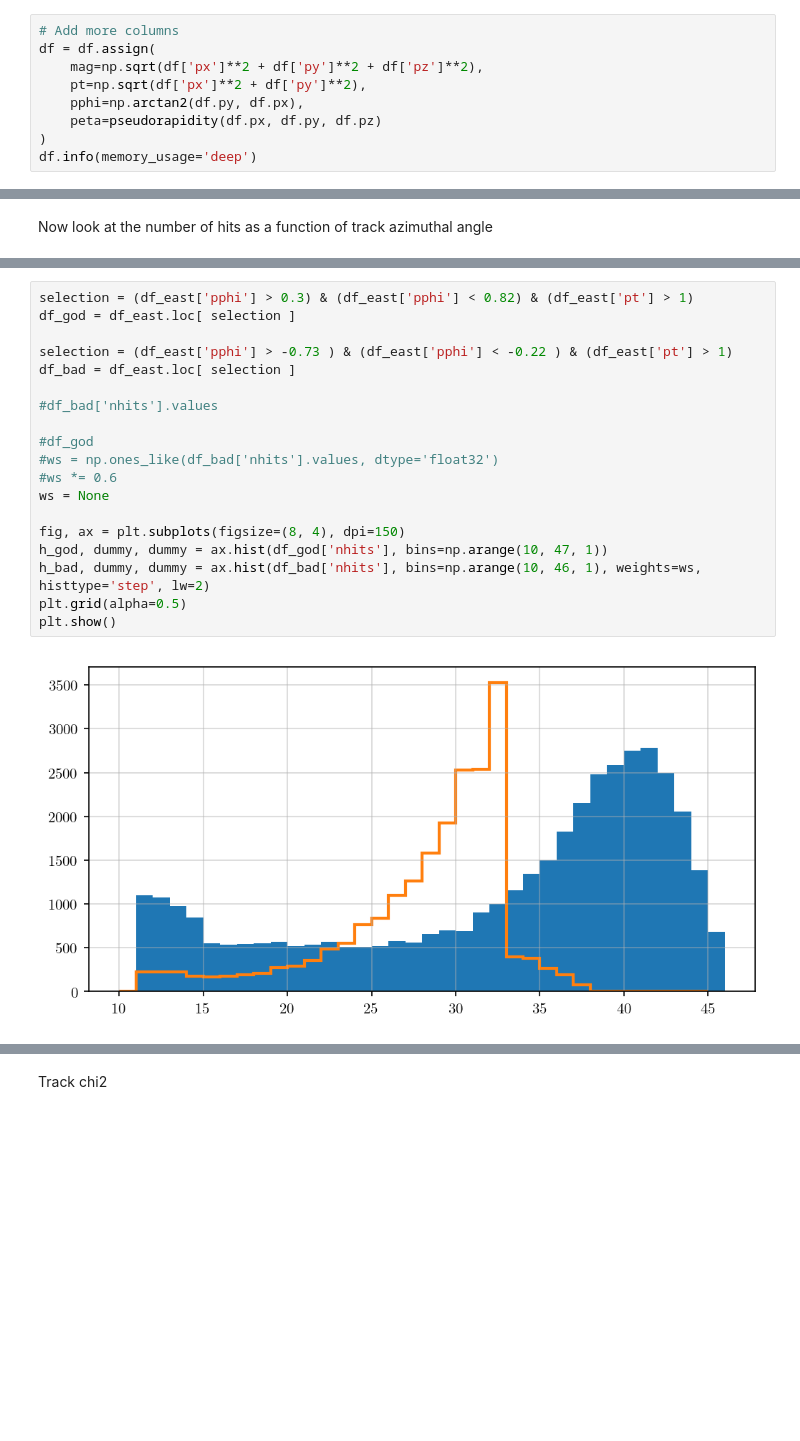
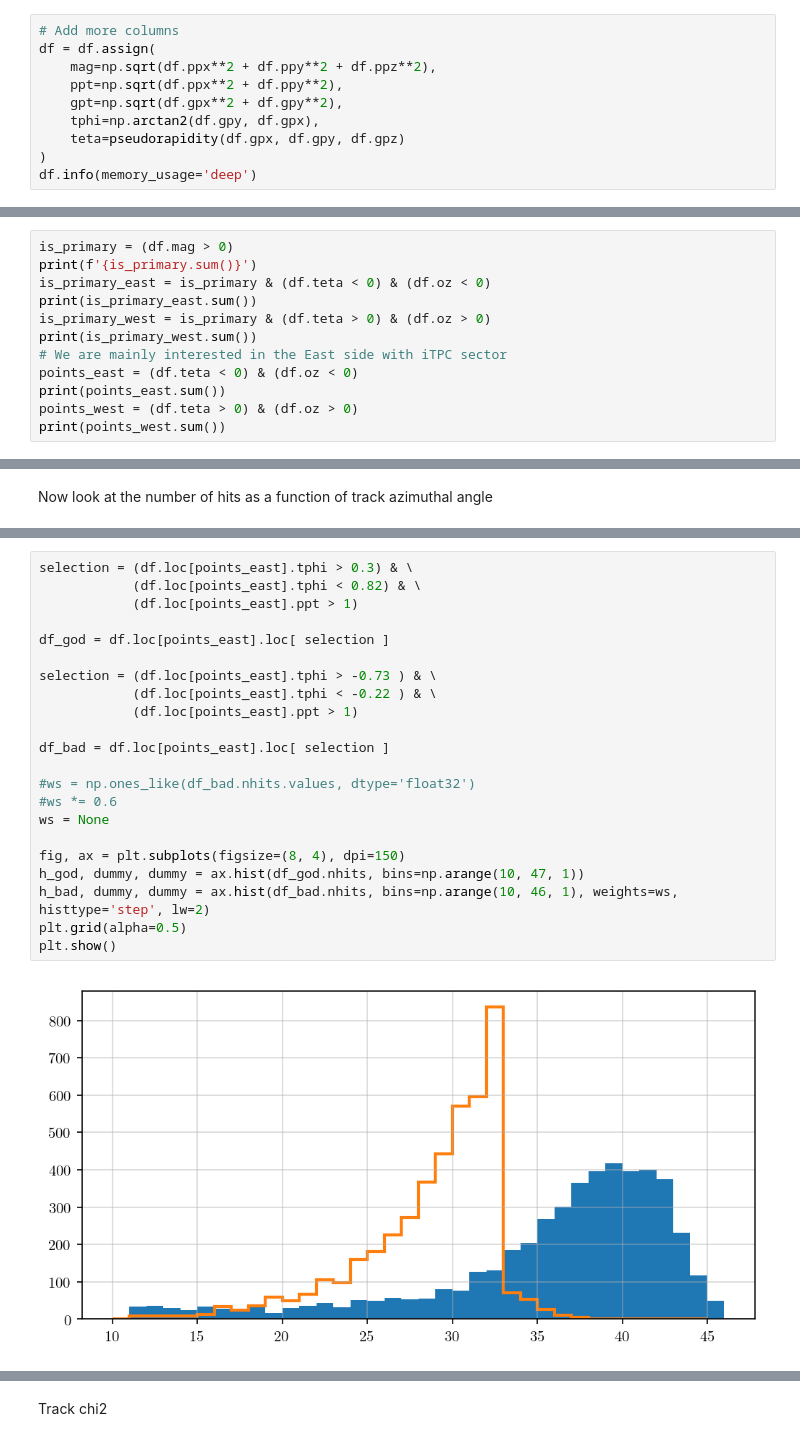
Before and after one commit to plexoos/pub-docs, a Jupyter notebook: star-run18-itpc-tracking-issue/nb_fastoffline_picodst.ipynb, the cells around one changed output, grey strips where cells are left out. Cells and saved outputs as stored; diff of their text form; blank space fills up the shorter version.

```diff
--- a/star-run18-itpc-tracking-issue/nb_fastoffline_picodst.ipynb
+++ b/star-run18-itpc-tracking-issue/nb_fastoffline_picodst.ipynb
@@ -123,10 +189,11 @@ Wall time: 5min 47s
 # %%
 # Add more columns
 df = df.assign(
-    mag=np.sqrt(df['px']**2 + df['py']**2 + df['pz']**2),
-    pt=np.sqrt(df['px']**2 + df['py']**2),
-    pphi=np.arctan2(df.py, df.px),
-    peta=pseudorapidity(df.px, df.py, df.pz)
+    mag=np.sqrt(df.ppx**2 + df.ppy**2 + df.ppz**2),
+    ppt=np.sqrt(df.ppx**2 + df.ppy**2),
+    gpt=np.sqrt(df.gpx**2 + df.gpy**2),
+    tphi=np.arctan2(df.gpy, df.gpx),
+    teta=pseudorapidity(df.gpx, df.gpy, df.gpz)
 )
 df.info(memory_usage='deep')
 # %% [output]
@@ -166,0 +219,12 @@ plt.show()
+# %%
+is_primary = (df.mag > 0)
+print(f'{is_primary.sum()}')
+is_primary_east = is_primary & (df.teta < 0) & (df.oz < 0)
+print(is_primary_east.sum())
+is_primary_west = is_primary & (df.teta > 0) & (df.oz > 0)
+print(is_primary_west.sum())
+# We are mainly interested in the East side with iTPC sector
+points_east = (df.teta < 0) & (df.oz < 0)
+print(points_east.sum())
+points_west = (df.teta > 0) & (df.oz > 0)
+print(points_west.sum())
@@ -240,24 +384,27 @@ plt.show()
 # %%
-selection = (df_east['pphi'] > 0.3) & (df_east['pphi'] < 0.82) & (df_east['pt'] > 1)
-df_god = df_east.loc[ selection ]
+selection = (df.loc[points_east].tphi > 0.3) & \
+            (df.loc[points_east].tphi < 0.82) & \
+            (df.loc[points_east].ppt > 1)
 
-selection = (df_east['pphi'] > -0.73 ) & (df_east['pphi'] < -0.22 ) & (df_east['pt'] > 1)
-df_bad = df_east.loc[ selection ]
+df_god = df.loc[points_east].loc[ selection ]
 
-#df_bad['nhits'].values
+selection = (df.loc[points_east].tphi > -0.73 ) & \
+            (df.loc[points_east].tphi < -0.22 ) & \
+            (df.loc[points_east].ppt > 1)
 
-#df_god
-#ws = np.ones_like(df_bad['nhits'].values, dtype='float32')
+df_bad = df.loc[points_east].loc[ selection ]
+
+#ws = np.ones_like(df_bad.nhits.values, dtype='float32')
 #ws *= 0.6
 ws = None
 
 fig, ax = plt.subplots(figsize=(8, 4), dpi=150)
-h_god, dummy, dummy = ax.hist(df_god['nhits'], bins=np.arange(10, 47, 1))
-h_bad, dummy, dummy = ax.hist(df_bad['nhits'], bins=np.arange(10, 46, 1), weights=ws, histtype='step', lw=2)
+h_god, dummy, dummy = ax.hist(df_god.nhits, bins=np.arange(10, 47, 1))
+h_bad, dummy, dummy = ax.hist(df_bad.nhits, bins=np.arange(10, 46, 1), weights=ws, histtype='step', lw=2)
 plt.grid(alpha=0.5)
 plt.show()
 # %% [output]
-[figure, old version]
+[figure, new version]
 # %%
 print(h_god[:].sum())
 print(h_bad[:].sum())
```
Also changed, not shown: parts of 35 cells of this notebook.
